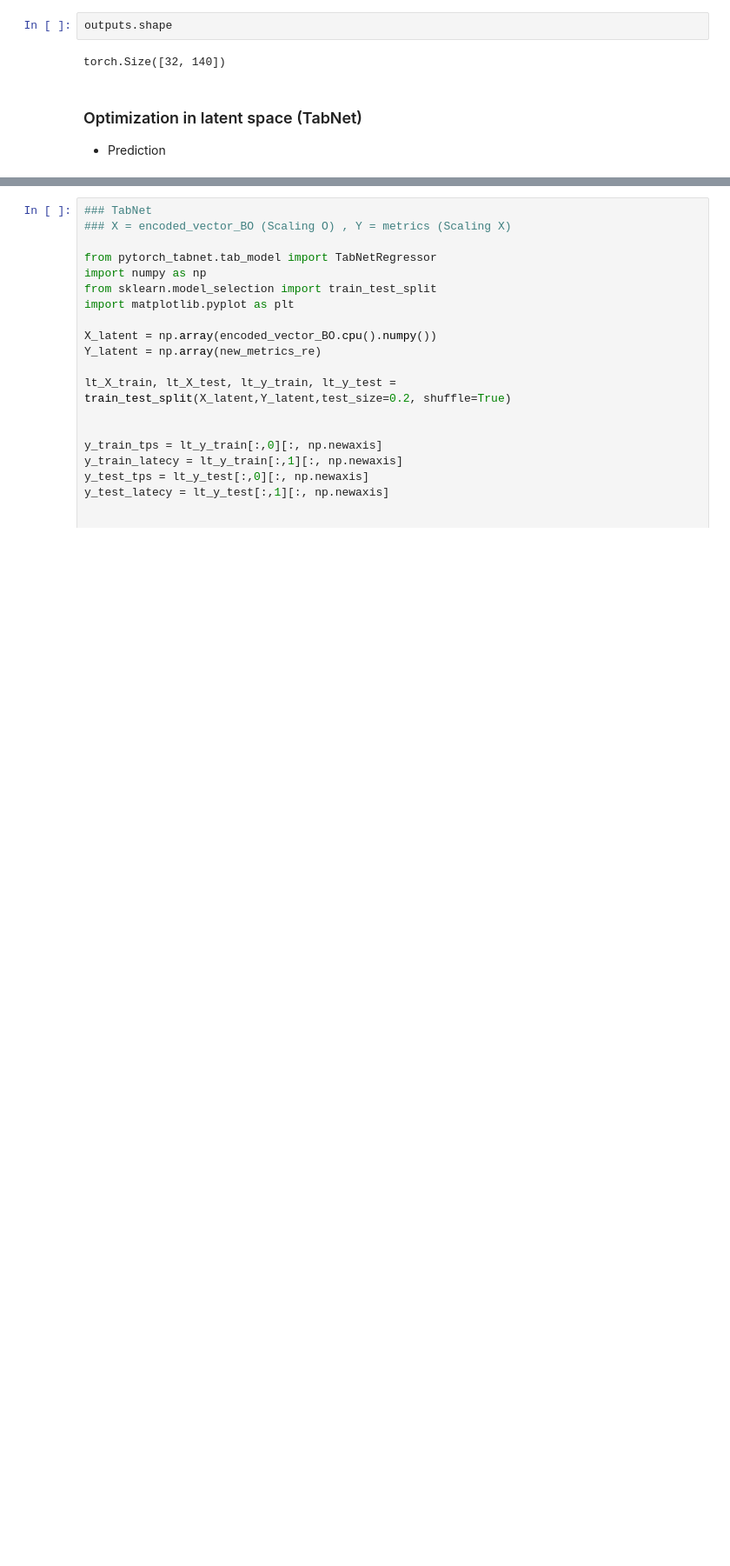
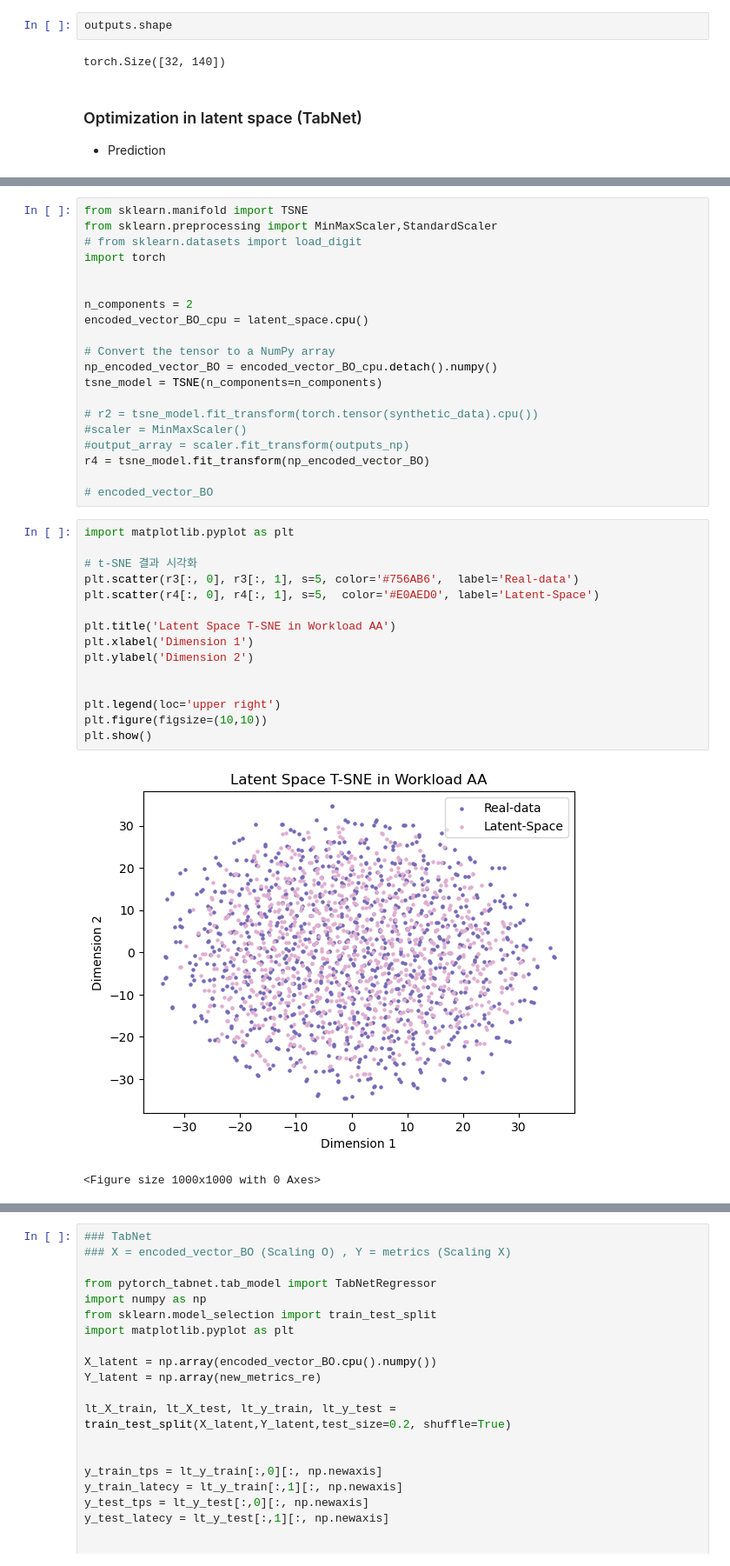
Before and after one commit to addb-swstarlab/DATATune, a Jupyter notebook: TADA.ipynb, the cells around one changed output, grey strips where cells are left out. Shown at 87% size. Cells and saved outputs as stored; diff of their text form; blank space fills up the shorter version.

```diff
--- a/TADA.ipynb
+++ b/TADA.ipynb
@@ -554,0 +633,38 @@ BO'S Encoded Latent Vector: tensor([[0.5961, 0.4805, 0.5872,  ..., 0.5159, 0.492
+# %%
+from sklearn.manifold import TSNE
+from sklearn.preprocessing import MinMaxScaler,StandardScaler
+# from sklearn.datasets import load_digit
+import torch
+
+
+n_components = 2
+encoded_vector_BO_cpu = latent_space.cpu()
+
+# Convert the tensor to a NumPy array
+np_encoded_vector_BO = encoded_vector_BO_cpu.detach().numpy()
+tsne_model = TSNE(n_components=n_components)
+
+# r2 = tsne_model.fit_transform(torch.tensor(synthetic_data).cpu())
+#scaler = MinMaxScaler()
+#output_array = scaler.fit_transform(outputs_np)
+r4 = tsne_model.fit_transform(np_encoded_vector_BO)
+
+# encoded_vector_BO
+# %%
+import matplotlib.pyplot as plt
+
+# t-SNE 결과 시각화
+plt.scatter(r3[:, 0], r3[:, 1], s=5, color='#756AB6',  label='Real-data')
+plt.scatter(r4[:, 0], r4[:, 1], s=5,  color='#E0AED0', label='Latent-Space')
+
+plt.title('Latent Space T-SNE in Workload AA')
+plt.xlabel('Dimension 1')
+plt.ylabel('Dimension 2')
+
+
+plt.legend(loc='upper right')
+plt.figure(figsize=(10,10))
+plt.show()
+# %% [output]
+[figure, added]
+<Figure size 1000x1000 with 0 Axes>
```
Also changed, not shown: parts of 11 cells of this notebook.
